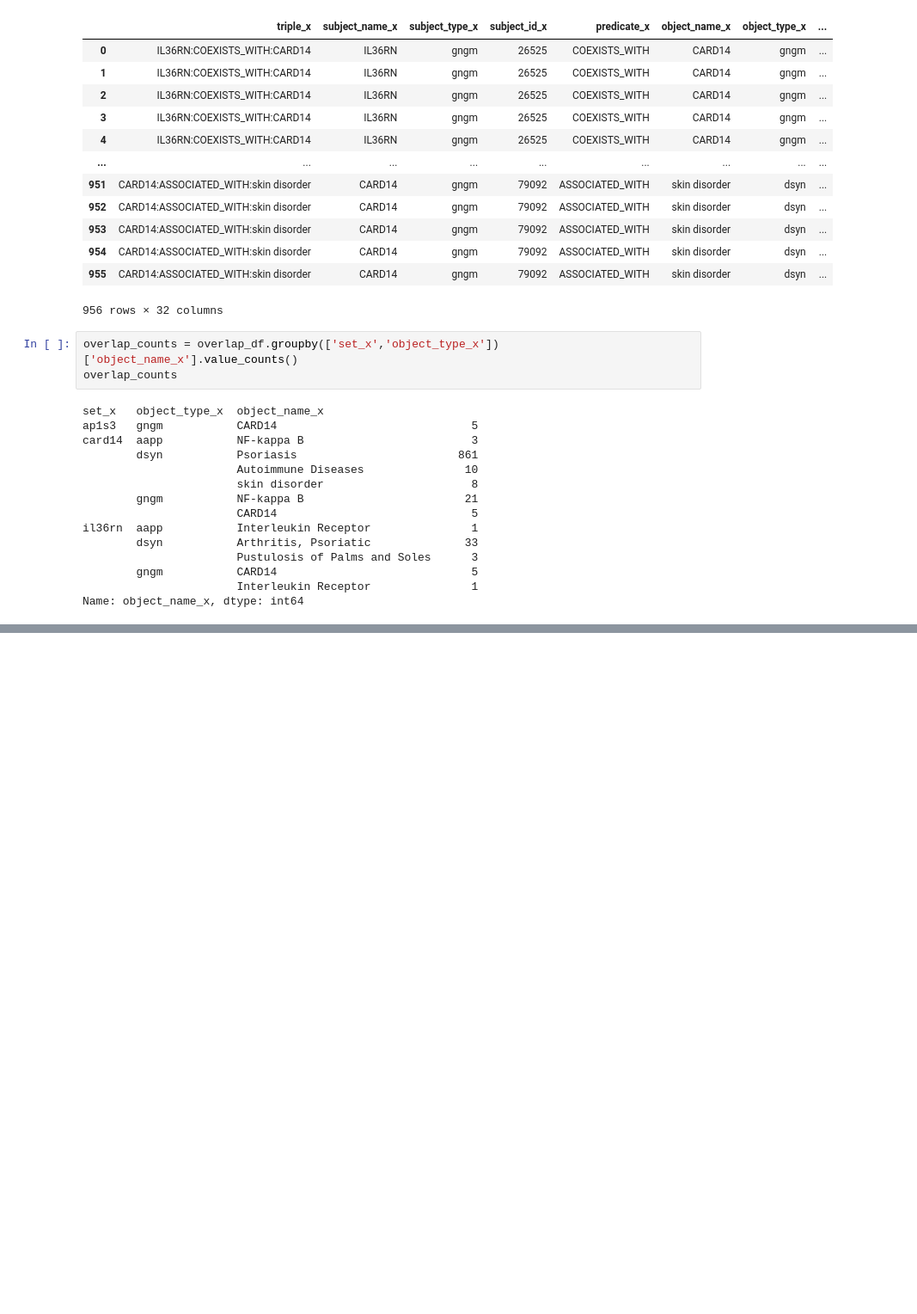
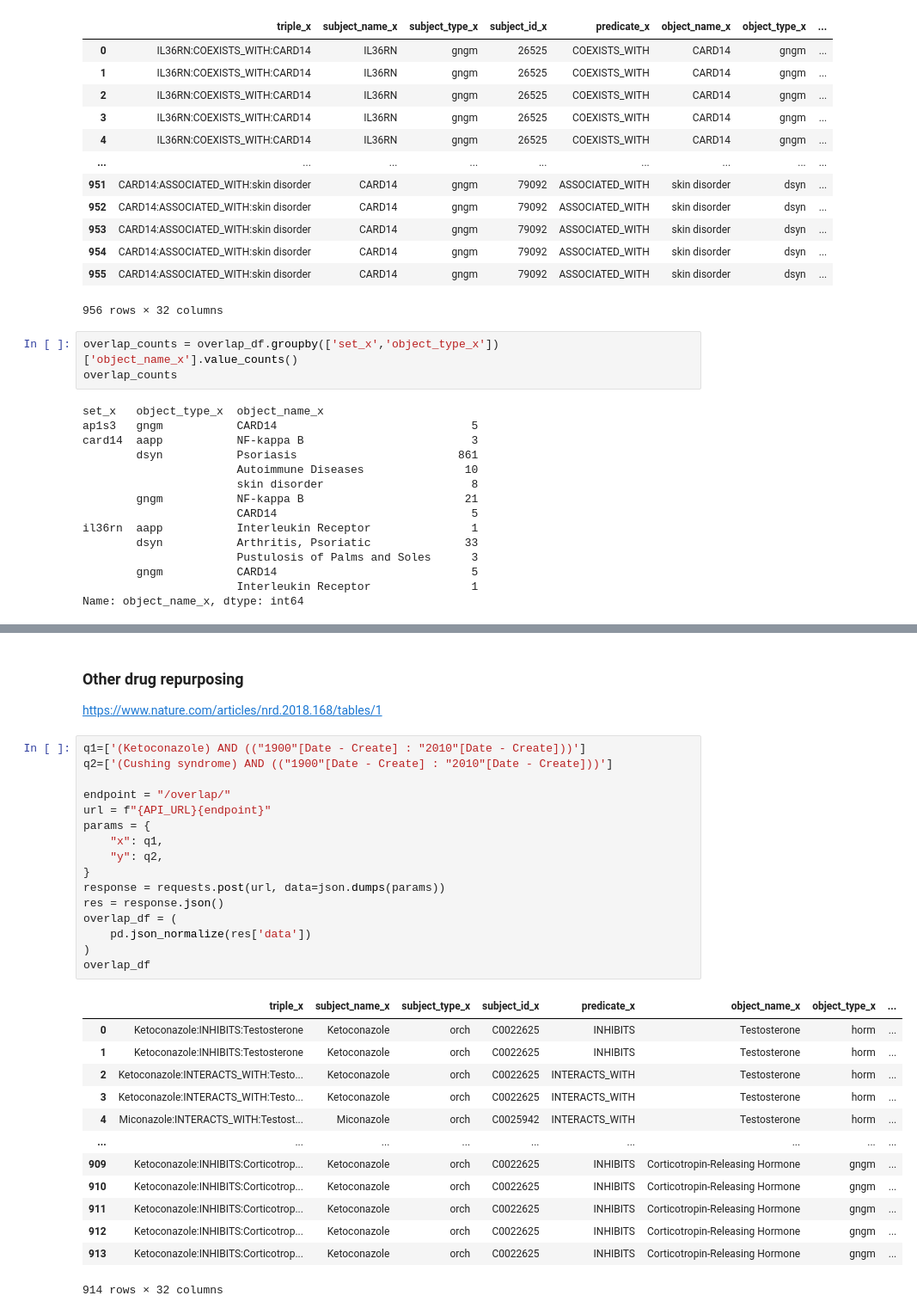
Before and after one commit to MRCIEU/MELODI-Presto, a Jupyter notebook: notebooks/analysis.ipynb, the cells around one changed output, grey strips where cells are left out. Shown at 86% size. Drawn from its saved outputs; the diff is of its cells as text; blank space fills up the shorter version.

```diff
--- a/notebooks/analysis.ipynb
+++ b/notebooks/analysis.ipynb
@@ -157,0 +213,34 @@ Name: object_name_x, dtype: int64
+# %% [markdown]
+### Other drug repurposing
+
+https://www.nature.com/articles/nrd.2018.168/tables/1
+# %%
+q1=['(Ketoconazole) AND (("1900"[Date - Create] : "2010"[Date - Create]))']
+q2=['(Cushing syndrome) AND (("1900"[Date - Create] : "2010"[Date - Create]))']
+
+endpoint = "/overlap/"
+url = f"{API_URL}{endpoint}"
+params = {
+    "x": q1,
+    "y": q2,
+}
+response = requests.post(url, data=json.dumps(params))
+res = response.json()
+overlap_df = (
+    pd.json_normalize(res['data'])
+)
+overlap_df
+# %% [output]
+|  | triple_x | subject_name_x | subject_type_x | subject_id_x | predicate_x | object_name_x | object_type_x | ... |
+| 0 | Ketoconazole:INHIBITS:Testosterone | Ketoconazole | orch | C0022625 | INHIBITS | Testosterone | horm | ... |
+| 1 | Ketoconazole:INHIBITS:Testosterone | Ketoconazole | orch | C0022625 | INHIBITS | Testosterone | horm | ... |
+| 2 | Ketoconazole:INTERACTS_WITH:Testo... | Ketoconazole | orch | C0022625 | INTERACTS_WITH | Testosterone | horm | ... |
+| 3 | Ketoconazole:INTERACTS_WITH:Testo... | Ketoconazole | orch | C0022625 | INTERACTS_WITH | Testosterone | horm | ... |
+| 4 | Miconazole:INTERACTS_WITH:Testost... | Miconazole | orch | C0025942 | INTERACTS_WITH | Testosterone | horm | ... |
+| ... | ... | ... | ... | ... | ... | ... | ... | ... |
+| 909 | Ketoconazole:INHIBITS:Corticotrop... | Ketoconazole | orch | C0022625 | INHIBITS | Corticotropin-Releasing Hormone | gngm | ... |
+| 910 | Ketoconazole:INHIBITS:Corticotrop... | Ketoconazole | orch | C0022625 | INHIBITS | Corticotropin-Releasing Hormone | gngm | ... |
+| 911 | Ketoconazole:INHIBITS:Corticotrop... | Ketoconazole | orch | C0022625 | INHIBITS | Corticotropin-Releasing Hormone | gngm | ... |
+| 912 | Ketoconazole:INHIBITS:Corticotrop... | Ketoconazole | orch | C0022625 | INHIBITS | Corticotropin-Releasing Hormone | gngm | ... |
+| 913 | Ketoconazole:INHIBITS:Corticotrop... | Ketoconazole | orch | C0022625 | INHIBITS | Corticotropin-Releasing Hormone | gngm | ... |
+914 rows × 32 columns
```
Also changed, not shown: parts of 5 cells of this notebook, 1 other file.
